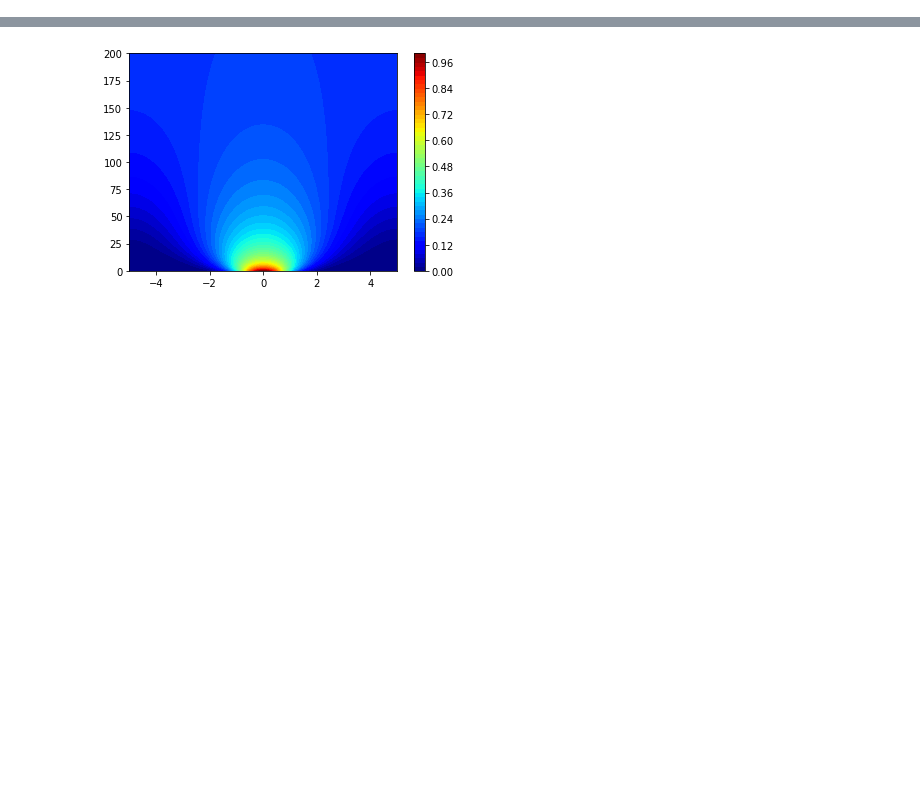
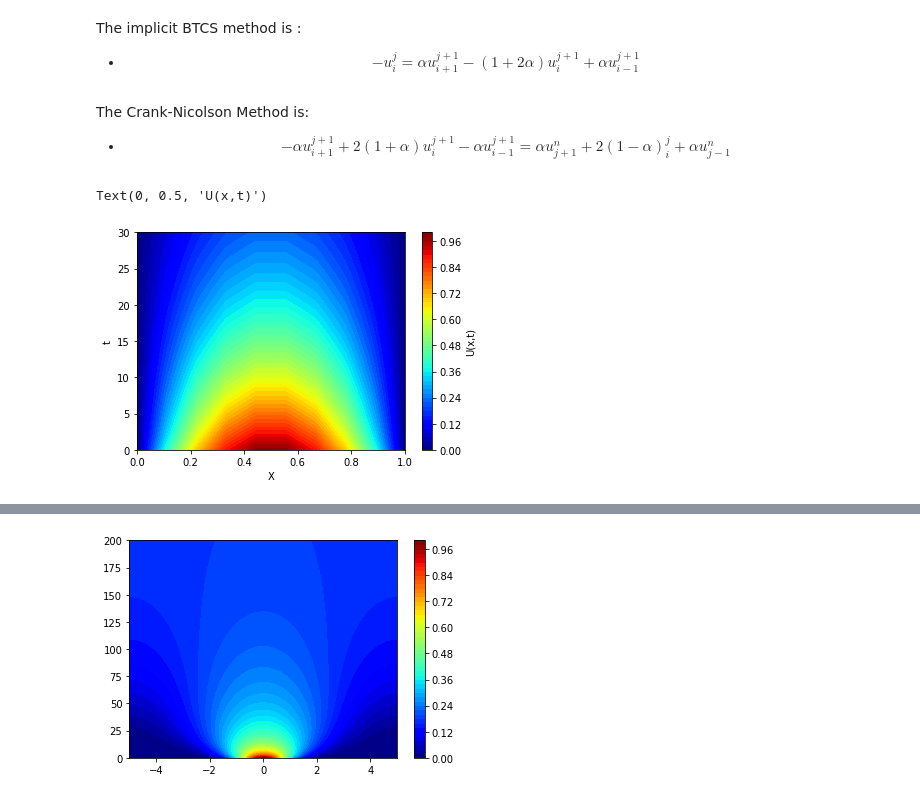
Before and after one commit to pranav-satheesh/Numerical_Methods_Git_Page, a Jupyter notebook: PDEs/Heat Equation.ipynb, the cells around one changed output, grey strips where cells are left out. Drawn from its saved outputs; the diff is of its cells as text; code cells hidden in the pictures; blank space fills up the shorter version.

```diff
--- a/PDEs/Heat Equation.ipynb
+++ b/PDEs/Heat Equation.ipynb
@@ -46,6 +63,10 @@ def ForwardEuler(M,alpha, T =30, L = 1, k = 1):
             U[i, k+1] = alpha*U[i-1, k] + (1-2*alpha)*U[i,k] + alpha*U[i+1,k]
 
     return (U, tspan, xspan)
+# %% [markdown]
+The implicit BTCS method is :
+
+* $$ - u_i^j = \alpha u^{j+1}_{i+1} - (1+ 2 \alpha) u^{j+1}_i + \alpha u^{j+1}_{i-1}$$
 # %%
 def BackwardEuler(M,alpha, T =30, L = 1, k = 1):
 
@@ -110,4 +131,8 @@ def BackwardEuler(M,alpha, T =30, L = 1, k = 1):
         U[1:M-1, i] = np.linalg.solve(A,b)  # Solve x=A\b
 
     return (U, tspan, xspan)
+# %% [markdown]
+The Crank-Nicolson Method is:
+
+* $$ - \alpha u^{j+1}_{i+1} + 2(1+ \alpha) u^{j+1}_i - \alpha u^{j+1}_{i-1} = \alpha u^{n}_{j+1} + 2(1-\alpha)^j_i + \alpha u^n_{j-1}$$
 # %%
@@ -183,4 +208,17 @@ def CrankNicolson(M, alpha, T = 0.5, L = 1, k = 1):
         U[1:M-1, k] = np.linalg.solve(A,b)  # Solve x=A\b
 
     return (U, tspan, xspan)
+# %%
+U, tspan, xspan = ForwardEuler(10,1.0/8.0)
+U = np.transpose(U)
+
+
+plt.contourf(xspan,tspan,U, 50, cmap='jet')
+cbar = plt.colorbar()
+plt.xlabel("X")
+plt.ylabel("t")
+cbar.ax.set_ylabel("U(x,t)")
+# %% [output]
+Text(0, 0.5, 'U(x,t)')
+[figure, added]
 # %%
```
Also changed, not shown: parts of 8 cells of this notebook.
